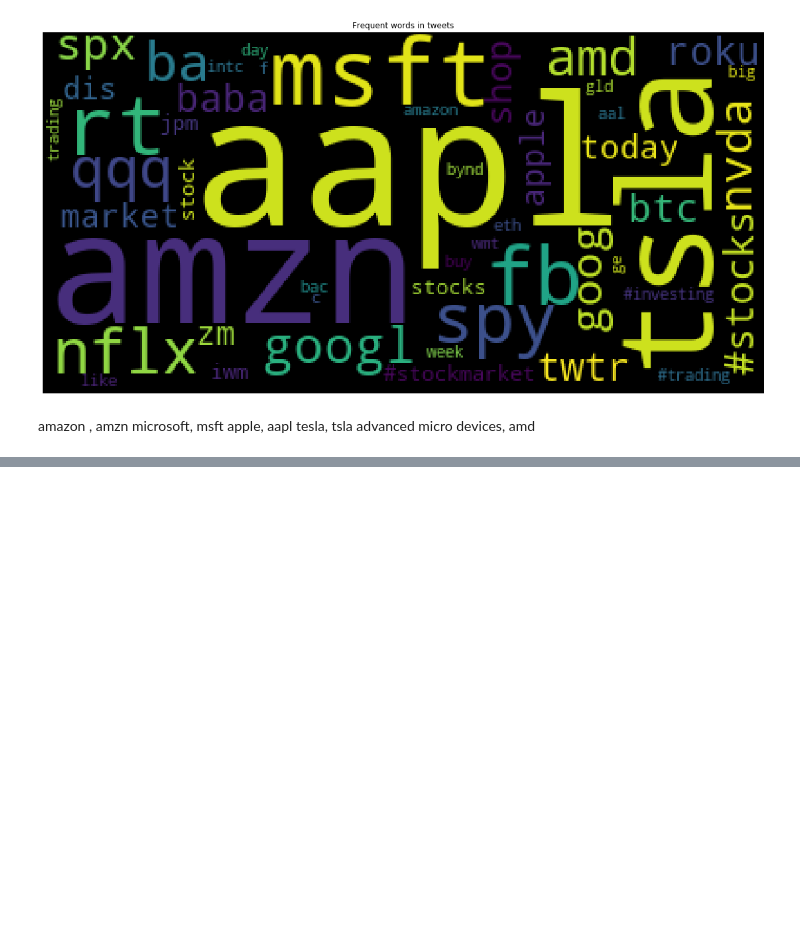
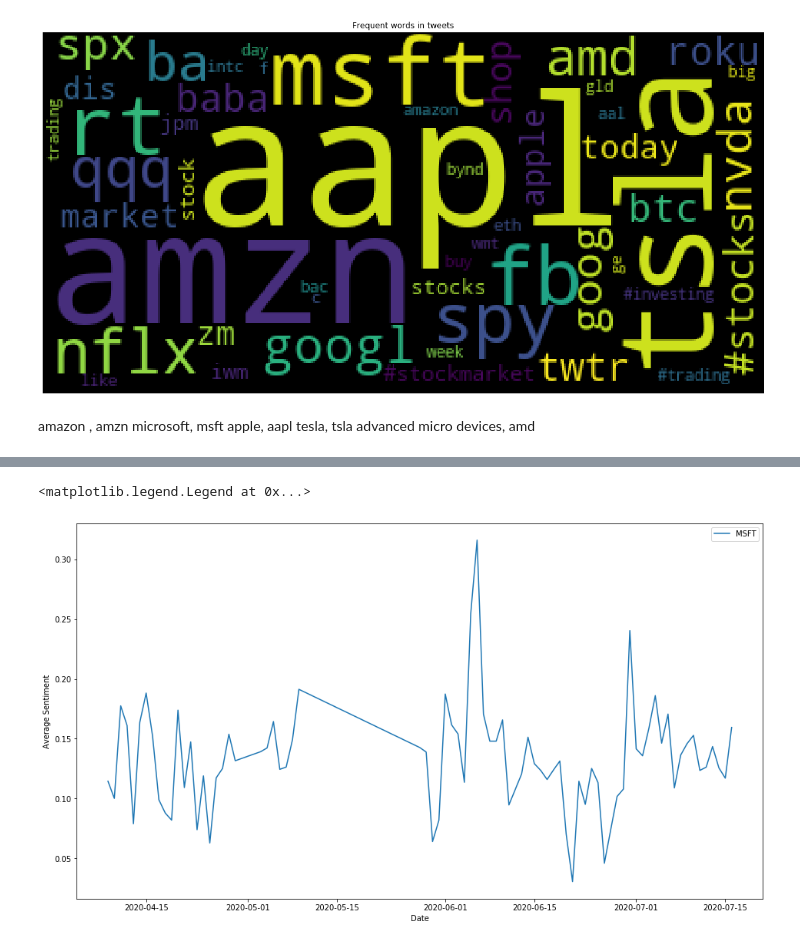
Before and after one commit to lakshyagupta2409/FinancialTweetAnalysis, a Jupyter notebook: TweetsSentiment.ipynb, the cells around one changed output, grey strips where cells are left out. Cells and saved outputs as stored; diff of their text form; code cells hidden in the pictures; blank space fills up the shorter version.

Commit message:
compountScore df created

```diff
--- a/TweetsSentiment.ipynb
+++ b/TweetsSentiment.ipynb
@@ -250,3 +262,5 @@ microsoft, msft
 apple, aapl
 tesla, tsla
 advanced micro devices, amd
+# %%
+filteredTweets['date']=filteredTweets['created_at'].dt.date
@@ -252,0 +283,2 @@ advanced micro devices, amd
+# %%
+SentimentCompond=pd.DataFrame({'CompoundScore' : filteredTweets.groupby([ 'date','company'])['CompoundScore'].mean()}).reset_index()
@@ -252,0 +301,2 @@ advanced micro devices, amd
+# %%
+SentimentCompond = SentimentCompond.pivot(index='date', columns='company', values='CompoundScore')
@@ -252,0 +320,16 @@ advanced micro devices, amd
+# %%
+msftSent = SentimentCompond.loc[:, 'MSFT']
+amznSent = SentimentCompond.loc[:, 'AMZN']
+tslaSent = SentimentCompond.loc[:, 'TSLA']
+aaplSent = SentimentCompond.loc[:, 'AAPL']
+amdSent = SentimentCompond.loc[:, 'AMD']
+# %%
+# Plot everything by leveraging the very powerful matplotlib package
+fig, ax = plt.subplots(figsize=(16,9))
+ax.plot(msftSent.index,msftSent, label='MSFT')
+ax.set_xlabel('Date')
+ax.set_ylabel('Average Sentiment')
+ax.legend()
+# %% [output]
+<matplotlib.legend.Legend at 0x...>
+[figure, added]
```
Also changed, not shown: parts of 10 cells of this notebook.
